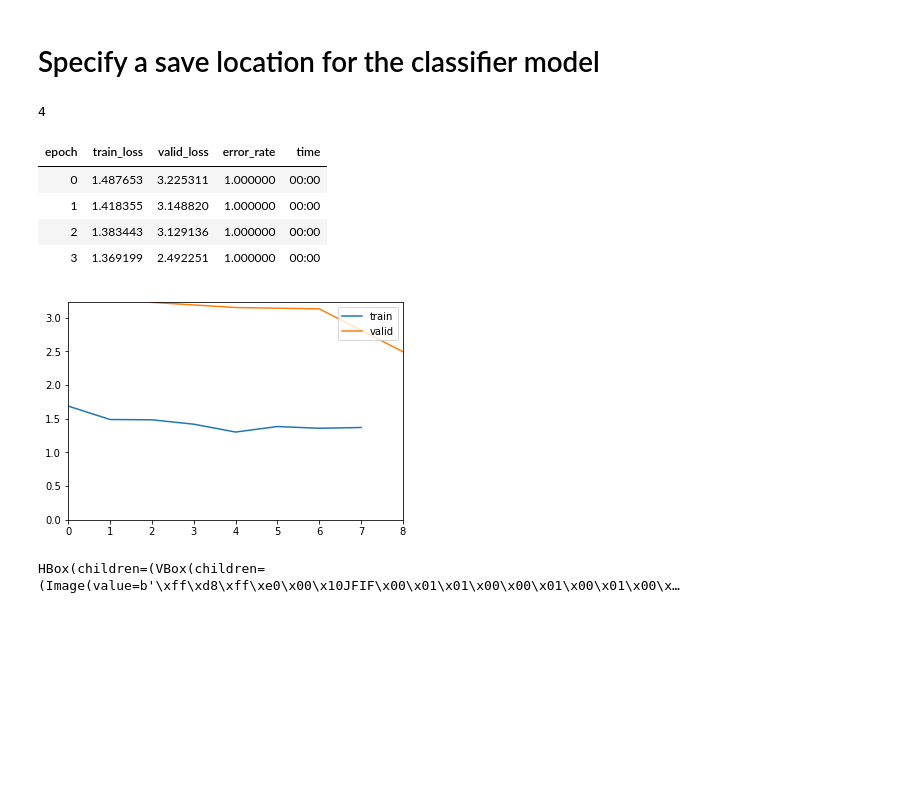
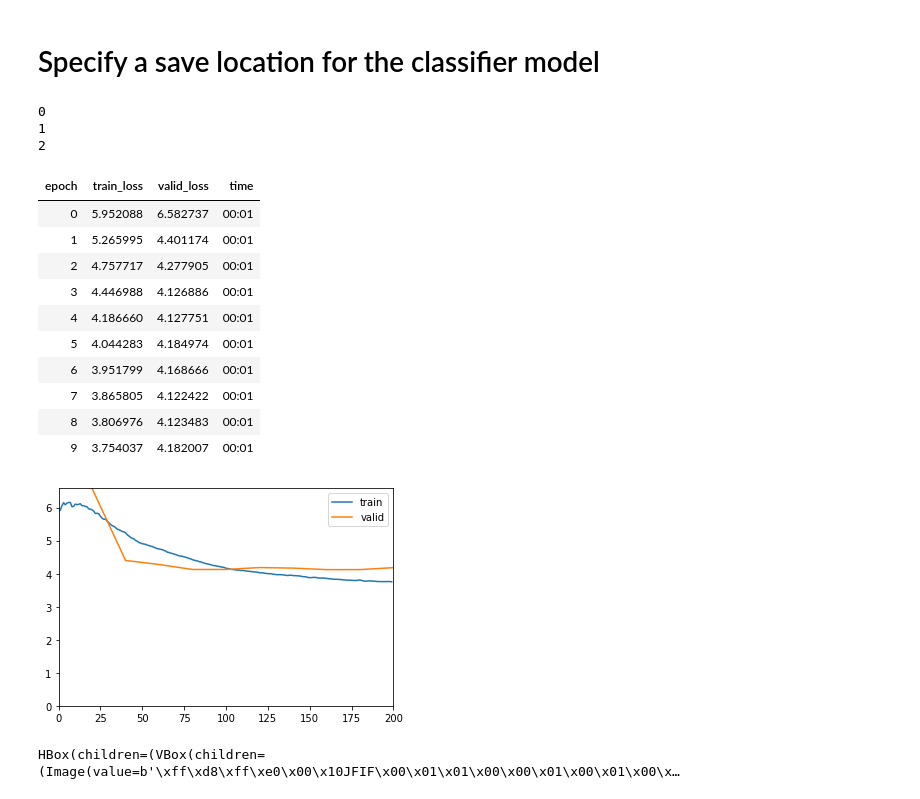
Before and after one commit to aaronrmm/house-modder, a Jupyter notebook: Main.ipynb, the cells around one changed output. Cells and saved outputs as stored; diff of their text form; code cells hidden in the pictures; blank space fills up the shorter version.

Commit message:
Multi-task classifier with custom loss function that igonores UNLABELED class

```diff
--- a/Main.ipynb
+++ b/Main.ipynb
@@ -196,0 +87,2 @@ ValueError: could not convert string to float: 'WhiteGreyHouse'
+# %%
+porches_df = df[df['steps_up']!=UNLABELED_TAG]
@@ -196,0 +108,13 @@ ValueError: could not convert string to float: 'WhiteGreyHouse'
+# %%
+from lib.prep import LabelCls
+il = ImageList.from_df(df=porches_df, path='/', folder=IMAGE_FOLDER, cols = CSV_IMAGE_COLUMN)
+sil = il.split_by_rand_pct(0.4,2)
+lsil = sil.label_from_df(cols=list(ATTRIBUTES), label_cls=LabelCls, ATTRIBUTES=ATTRIBUTES)
+
+tfms = get_transforms(flip_vert=False, max_rotate= 10,xtra_tfms=[])
+for tfm in tfms:
+    for subtfm in tfm:
+        subtfm.use_on_y = False
+
+lsil.transform(tfms, tfm_y=False)
+blsil = lsil.databunch(num_workers=4, bs=10)
@@ -198,7 +148,3 @@ ValueError: could not convert string to float: 'WhiteGreyHouse'
 # Specify a save location for the classifier model
 # %%
 CLASSIFIER_EXPORT = Path(os.getcwd())/'classifier_export.pt'
-# %%
-data.c
-# %% [output]
-4
@@ -209,0 +151,22 @@ if learn is None:
+# %%
+def myloss(input,target):
+    target = target.long()
+    one_hot_map = blsil.y.one_hot_map
+    input_split = []
+    losses = 0
+    for segment_endpoints in blsil.y.attribute_label_endpoints:
+        attribute_input = input[:,segment_endpoints[0]:segment_endpoints[1]]
+        attribute_target = target[:,segment_endpoints[0]:segment_endpoints[1]]
+        assert(torch.sum(attribute_target)==attribute_target.shape[0]), attribute_target
+        mask = (1-attribute_target[:,-1:])
+        masked_target = attribute_target[:,:] * mask
+        masked_input = attribute_input[:,:] * mask.float()
+        assert(torch.sum(masked_target)<=masked_target.shape[0]),masked_target
+        attribute_loss = None
+        if segment_endpoints[1]-segment_endpoints[0] > 1:
+            masked_target = masked_target.argmax(dim=1)
+            attribute_loss = F.cross_entropy(masked_input, masked_target)
+        else:
+            attribute_loss = F.l1_loss(attribute_input, attribute_target.unsqueeze(1))
+        losses+=(attribute_loss)
+    return  losses
@@ -210,9 +187,24 @@ if learn is None:
+# %%
+metrics=[Attribute_accuracy_metric(idx) for idx in range(len(blsil.y.attribute_label_endpoints))]
+metrics = []
+learn = cnn_learner(blsil, models.resnet18, metrics=metrics, pretrained=True, callback_fns=ShowGraph)
+learn.loss_func = myloss
+# %% [output]
+0
+1
+2
 # %%
-learn.fit_one_cycle(4)
+learn.fit(4)
 # %% [output]
-| epoch | train_loss | valid_loss | error_rate | time |
-| 0 | 1.487653 | 3.225311 | 1.000000 | 00:00 |
-| 1 | 1.418355 | 3.148820 | 1.000000 | 00:00 |
-| 2 | 1.383443 | 3.129136 | 1.000000 | 00:00 |
-| 3 | 1.369199 | 2.492251 | 1.000000 | 00:00 |
+| epoch | train_loss | valid_loss | time |
+| 0 | 5.952088 | 6.582737 | 00:01 |
+| 1 | 5.265995 | 4.401174 | 00:01 |
+| 2 | 4.757717 | 4.277905 | 00:01 |
+| 3 | 4.446988 | 4.126886 | 00:01 |
+| 4 | 4.186660 | 4.127751 | 00:01 |
+| 5 | 4.044283 | 4.184974 | 00:01 |
+| 6 | 3.951799 | 4.168666 | 00:01 |
+| 7 | 3.865805 | 4.122422 | 00:01 |
+| 8 | 3.806976 | 4.123483 | 00:01 |
+| 9 | 3.754037 | 4.182007 | 00:01 |
-[figure, old version]
+[figure, new version]
```
Also changed, not shown: parts of 28 cells of this notebook.
